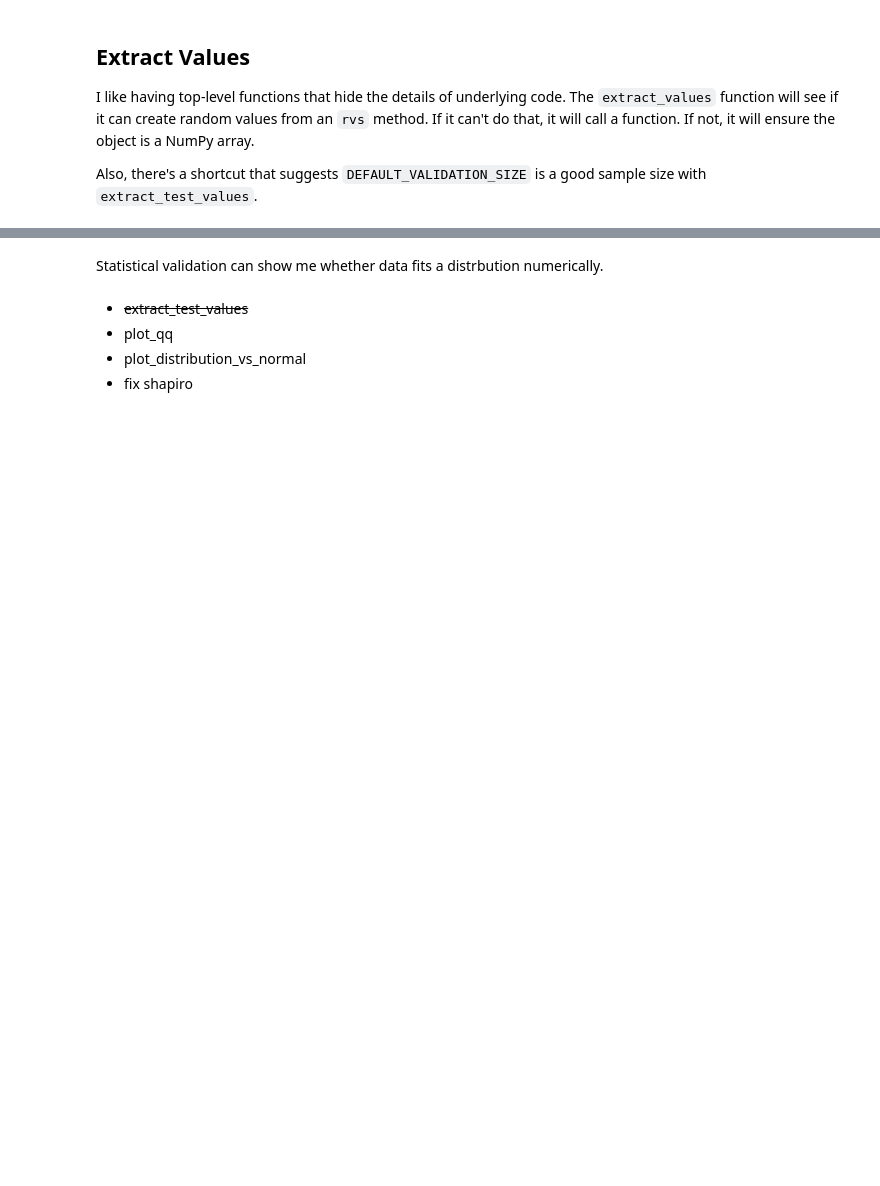
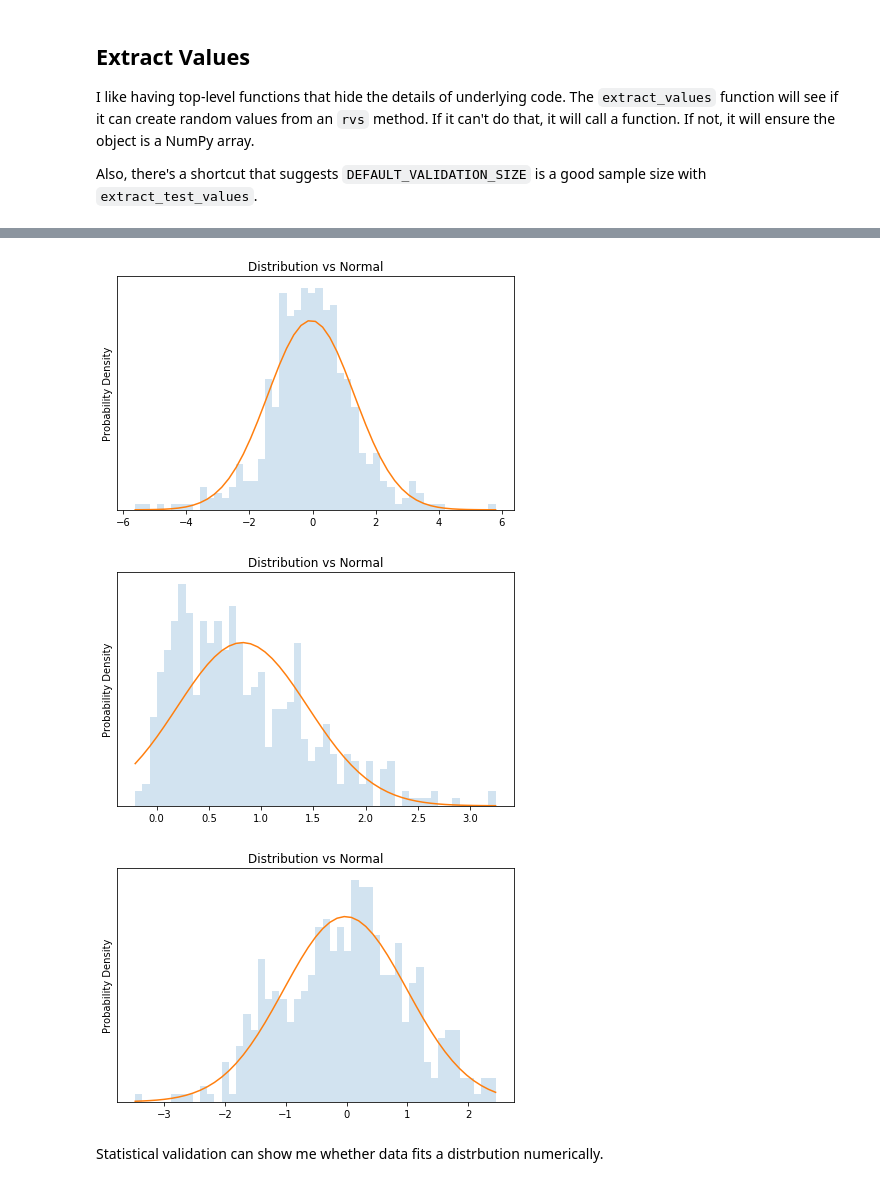
Before and after one commit to davidrichards/data-lab, a Jupyter notebook: nbs/01_validate.ipynb, the cells around one changed output, grey strips where cells are left out. Cells and saved outputs as stored; diff of their text form; code cells hidden in the pictures; blank space fills up the shorter version.

```diff
--- a/nbs/01_validate.ipynb
+++ b/nbs/01_validate.ipynb
@@ -121,3 +121,49 @@ plot_qq(stats.norm)
+# %%
+#export
+def ideal_normal(o, bins, *a, **kw):
+    """Create a plotable sequence that expresses
+    the ideal normal probability distribution across
+    a set of bins."""
+    x = extract_test_values(o, *a, **kw)
+    mu, sigma = np.mean(x), np.std(x)
+
+    y = ((1 / (np.sqrt(2 * np.pi) * sigma)) *
+         np.exp(-0.5 * (1 / sigma * (bins - mu))**2))
+
+    return y
+
+def plot_ditribution_vs_normal(o,
+                               *a,
+                               title='Distribution vs Normal',
+                               num_bins=50,
+                               **kw
+                              ):
+    """Show the difference between a distribution
+    and an ideal normal distribution."""
+
+    x = extract_test_values(o, *a, **kw)
+
+    fig, ax = plt.subplots()
+
+    _n, bins, _patches = ax.hist(x, num_bins, density=1, alpha=0.2)
+
+    y = ideal_normal(x, bins)
+    ax.plot(bins, y, '-')
+
+    ax.set_ylabel('Probability Density')
+    ax.set_yticks([], [])
+    ax.set_title(title)
+    fig.tight_layout()
+
+    plt.show()
+# %%
+plot_ditribution_vs_normal(stats.t, 3)
+plot_ditribution_vs_normal(stats.skewnorm, a=10)
+plot_ditribution_vs_normal(stats.norm)
+# %% [output]
+[figure, added]
+[figure, added]
+[figure, added]
 # %% [markdown]
 Statistical validation can show me whether data fits a distrbution numerically.
 # %%
@@ -139,8 +183,3 @@ assert validate_with_shapiro_wilk(stats.norm)
 with check_raises(message="Shapiro-Wilk should require at least 3 items to work."):
     validate_with_shapiro_wilk(stats.norm, size=2)
 assert validate_distribution(stats.norm)
-# %% [markdown]
-* ~~extract_test_values~~
-* plot_qq
-* plot_distribution_vs_normal
-* fix shapiro
```
Also changed, not shown: parts of 3 cells of this notebook.
